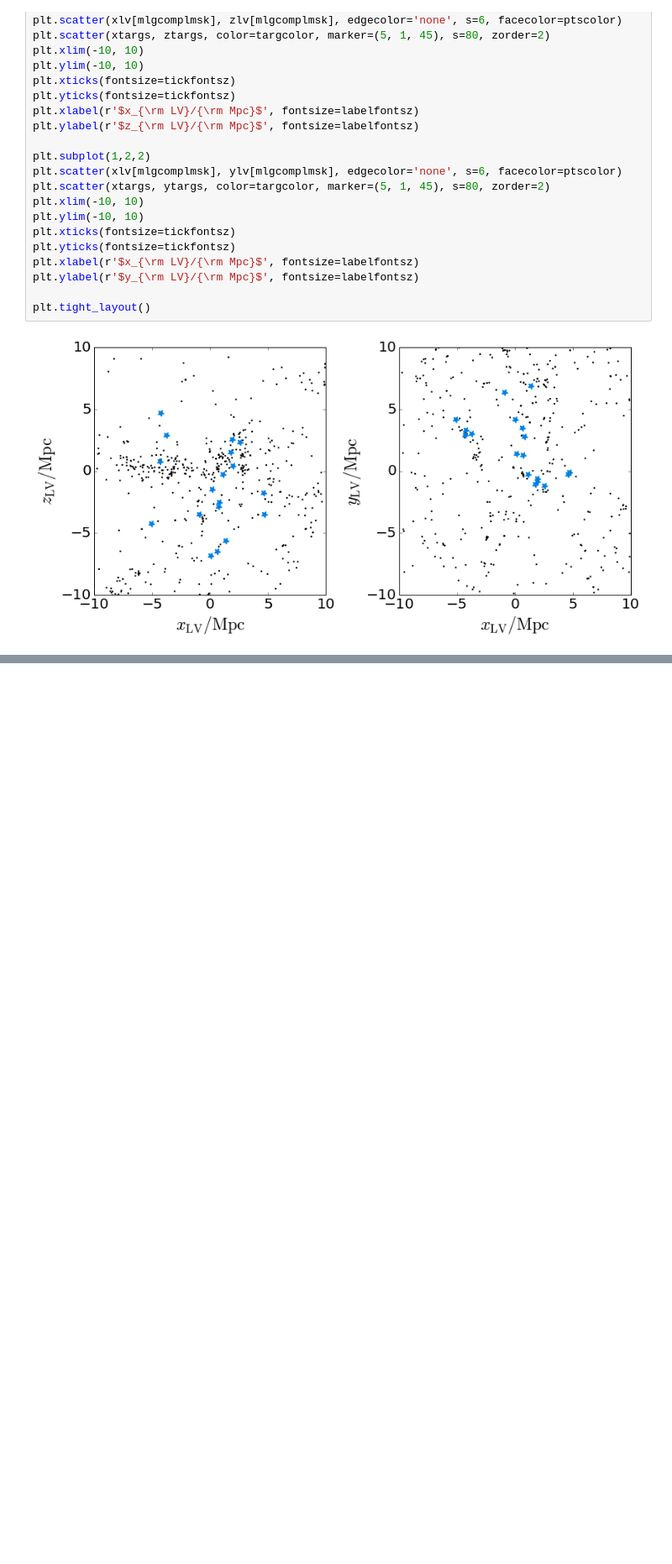
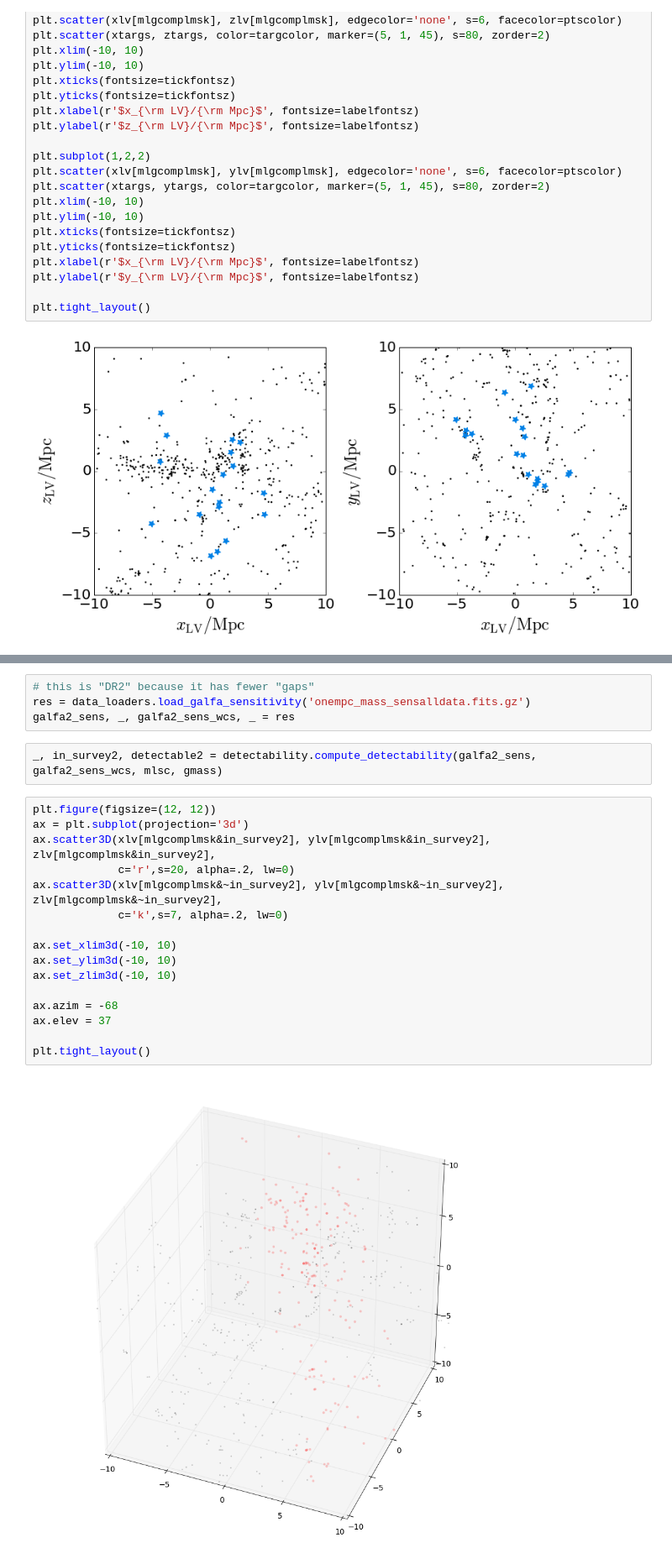
Before and after one commit to eteq/galvis, a Jupyter notebook: LV Context.ipynb, the cells around one changed output, grey strips where cells are left out. Shown at 84% size. Drawn from its saved outputs; the diff is of its cells as text; blank space fills up the shorter version.

```diff
--- a/LV Context.ipynb
+++ b/LV Context.ipynb
@@ -163,0 +234,24 @@ plt.tight_layout()
+# %%
+# this is "DR2" because it has fewer "gaps"
+res = data_loaders.load_galfa_sensitivity('onempc_mass_sensalldata.fits.gz')
+galfa2_sens, _, galfa2_sens_wcs, _ = res
+# %%
+_, in_survey2, detectable2 = detectability.compute_detectability(galfa2_sens, galfa2_sens_wcs, mlsc, gmass)
+# %%
+plt.figure(figsize=(12, 12))
+ax = plt.subplot(projection='3d')
+ax.scatter3D(xlv[mlgcomplmsk&in_survey2], ylv[mlgcomplmsk&in_survey2], zlv[mlgcomplmsk&in_survey2],
+             c='r',s=20, alpha=.2, lw=0)
+ax.scatter3D(xlv[mlgcomplmsk&~in_survey2], ylv[mlgcomplmsk&~in_survey2], zlv[mlgcomplmsk&~in_survey2],
+             c='k',s=7, alpha=.2, lw=0)
+
+ax.set_xlim3d(-10, 10)
+ax.set_ylim3d(-10, 10)
+ax.set_zlim3d(-10, 10)
+
+ax.azim = -68
+ax.elev = 37
+
+plt.tight_layout()
+# %% [output]
+[figure, added]
```
Also changed, not shown: parts of 7 cells of this notebook.
